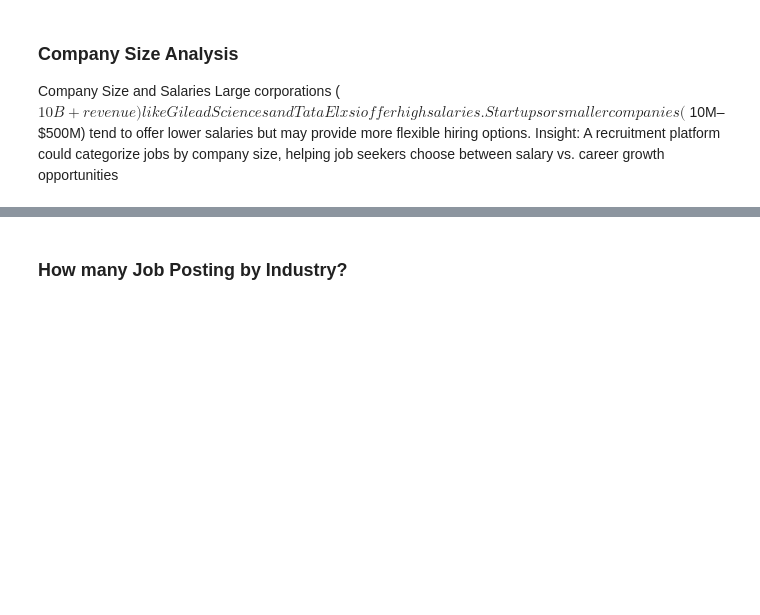
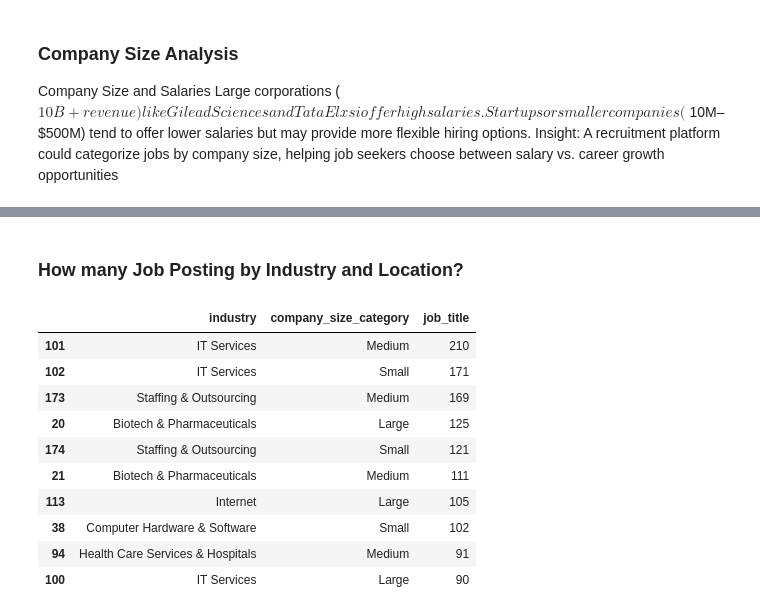
Before and after one commit to BhekiMabheka/Data_Science_Assessment-, a Jupyter notebook: Data_Assessemnt.ipynb, the cells around one changed output, grey strips where cells are left out. Saved outputs shown, nothing was run; the diff lists cells and outputs as text; code cells hidden in the pictures; blank space fills up the shorter version.

```diff
--- a/Data_Assessemnt.ipynb
+++ b/Data_Assessemnt.ipynb
@@ -140,10 +140,22 @@ df[["size", "company_size_category"]].sample(10)
 # %% [markdown]
-### How many Job Posting by Industry?
+### How many Job Posting by Industry and Location?
 # %%
-roles_by_industry = df.groupby(['industry', 'location'])[['job_title']]\
+roles_by_industry = df.groupby(['industry', 'company_size_category'])[['job_title']]\
                       .count()\
                       .reset_index()\
                       .sort_values(by = "job_title", ascending=False)
 
 roles_by_industry.head(10)
+# %% [output]
+|  | industry | company_size_category | job_title |
+| 101 | IT Services | Medium | 210 |
+| 102 | IT Services | Small | 171 |
+| 173 | Staffing & Outsourcing | Medium | 169 |
+| 20 | Biotech & Pharmaceuticals | Large | 125 |
+| 174 | Staffing & Outsourcing | Small | 121 |
+| 21 | Biotech & Pharmaceuticals | Medium | 111 |
+| 113 | Internet | Large | 105 |
+| 38 | Computer Hardware & Software | Small | 102 |
+| 94 | Health Care Services & Hospitals | Medium | 91 |
+| 100 | IT Services | Large | 90 |
 # %%
```
Also changed, not shown: parts of 5 cells of this notebook.
